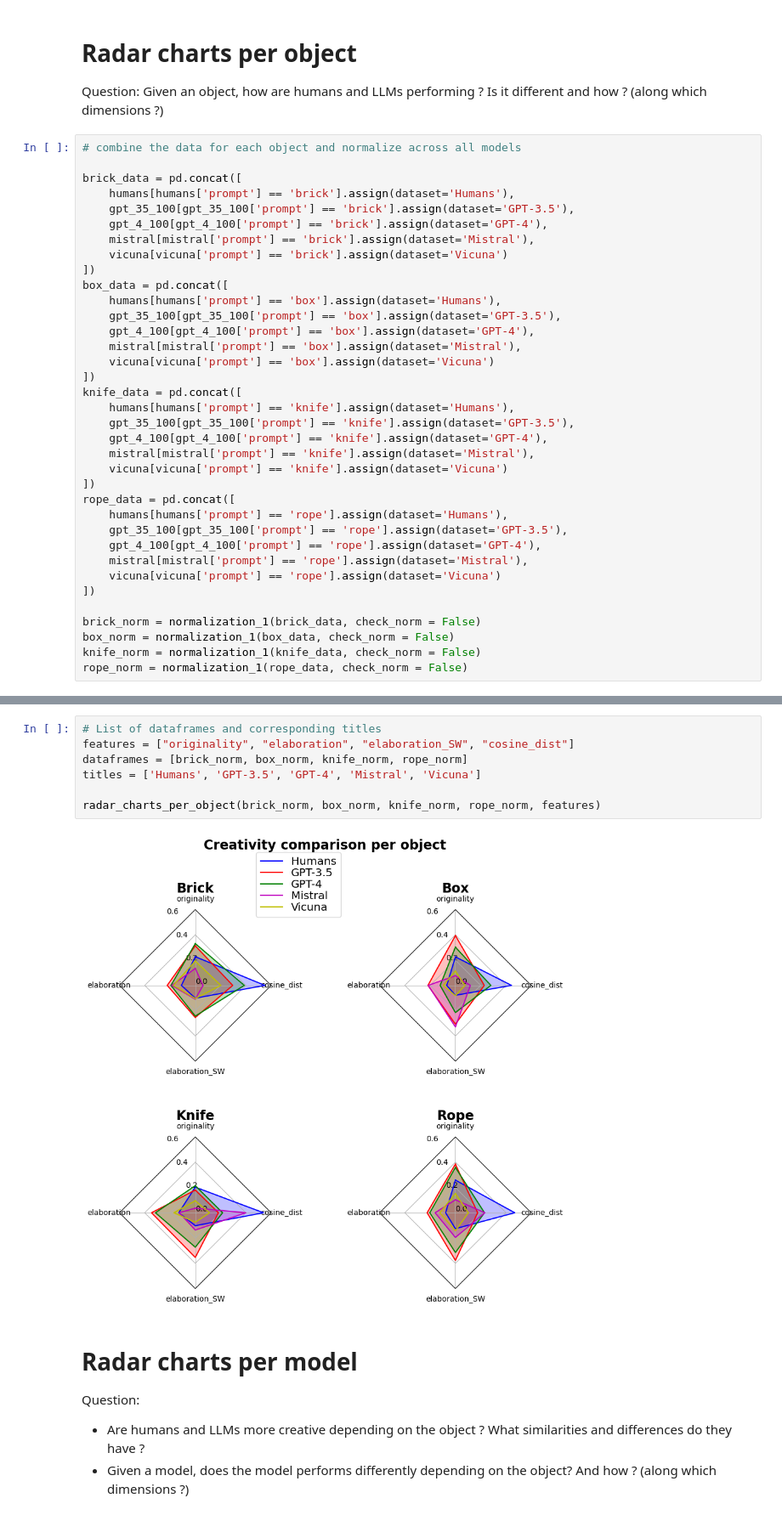
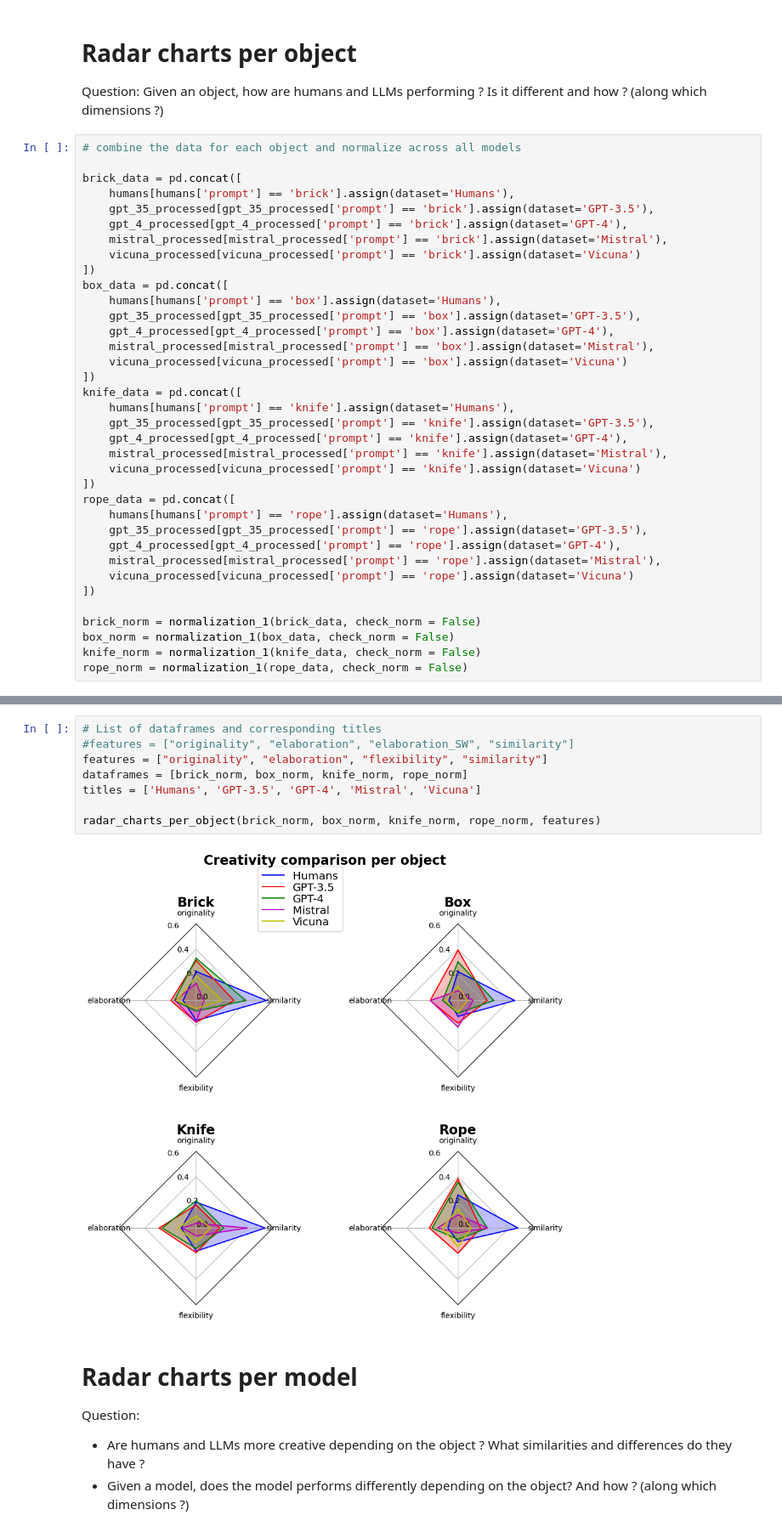
Before and after one commit to Maximelel/LLM_creativity_aut, a Jupyter notebook: benchmark.ipynb, the cells around one changed output, grey strips where cells are left out. Shown at 85% size. Saved outputs shown, nothing was run; the diff lists cells and outputs as text.

```diff
--- a/benchmark.ipynb
+++ b/benchmark.ipynb
@@ -412,31 +402,31 @@ Question: Given an object, how are humans and LLMs performing ? Is it different
 
 brick_data = pd.concat([
     humans[humans['prompt'] == 'brick'].assign(dataset='Humans'),
-    gpt_35_100[gpt_35_100['prompt'] == 'brick'].assign(dataset='GPT-3.5'),
-    gpt_4_100[gpt_4_100['prompt'] == 'brick'].assign(dataset='GPT-4'),
-    mistral[mistral['prompt'] == 'brick'].assign(dataset='Mistral'),
-    vicuna[vicuna['prompt'] == 'brick'].assign(dataset='Vicuna')
+    gpt_35_processed[gpt_35_processed['prompt'] == 'brick'].assign(dataset='GPT-3.5'),
+    gpt_4_processed[gpt_4_processed['prompt'] == 'brick'].assign(dataset='GPT-4'),
+    mistral_processed[mistral_processed['prompt'] == 'brick'].assign(dataset='Mistral'),
+    vicuna_processed[vicuna_processed['prompt'] == 'brick'].assign(dataset='Vicuna')
 ])
 box_data = pd.concat([
     humans[humans['prompt'] == 'box'].assign(dataset='Humans'),
-    gpt_35_100[gpt_35_100['prompt'] == 'box'].assign(dataset='GPT-3.5'),
-    gpt_4_100[gpt_4_100['prompt'] == 'box'].assign(dataset='GPT-4'),
-    mistral[mistral['prompt'] == 'box'].assign(dataset='Mistral'),
-    vicuna[vicuna['prompt'] == 'box'].assign(dataset='Vicuna')
+    gpt_35_processed[gpt_35_processed['prompt'] == 'box'].assign(dataset='GPT-3.5'),
+    gpt_4_processed[gpt_4_processed['prompt'] == 'box'].assign(dataset='GPT-4'),
+    mistral_processed[mistral_processed['prompt'] == 'box'].assign(dataset='Mistral'),
+    vicuna_processed[vicuna_processed['prompt'] == 'box'].assign(dataset='Vicuna')
 ])
 knife_data = pd.concat([
     humans[humans['prompt'] == 'knife'].assign(dataset='Humans'),
-    gpt_35_100[gpt_35_100['prompt'] == 'knife'].assign(dataset='GPT-3.5'),
-    gpt_4_100[gpt_4_100['prompt'] == 'knife'].assign(dataset='GPT-4'),
-    mistral[mistral['prompt'] == 'knife'].assign(dataset='Mistral'),
-    vicuna[vicuna['prompt'] == 'knife'].assign(dataset='Vicuna')
+    gpt_35_processed[gpt_35_processed['prompt'] == 'knife'].assign(dataset='GPT-3.5'),
+    gpt_4_processed[gpt_4_processed['prompt'] == 'knife'].assign(dataset='GPT-4'),
+    mistral_processed[mistral_processed['prompt'] == 'knife'].assign(dataset='Mistral'),
+    vicuna_processed[vicuna_processed['prompt'] == 'knife'].assign(dataset='Vicuna')
 ])
 rope_data = pd.concat([
     humans[humans['prompt'] == 'rope'].assign(dataset='Humans'),
-    gpt_35_100[gpt_35_100['prompt'] == 'rope'].assign(dataset='GPT-3.5'),
-    gpt_4_100[gpt_4_100['prompt'] == 'rope'].assign(dataset='GPT-4'),
-    mistral[mistral['prompt'] == 'rope'].assign(dataset='Mistral'),
-    vicuna[vicuna['prompt'] == 'rope'].assign(dataset='Vicuna')
+    gpt_35_processed[gpt_35_processed['prompt'] == 'rope'].assign(dataset='GPT-3.5'),
+    gpt_4_processed[gpt_4_processed['prompt'] == 'rope'].assign(dataset='GPT-4'),
+    mistral_processed[mistral_processed['prompt'] == 'rope'].assign(dataset='Mistral'),
+    vicuna_processed[vicuna_processed['prompt'] == 'rope'].assign(dataset='Vicuna')
 ])
 
 brick_norm = normalization_1(brick_data, check_norm = False)
@@ -460,12 +436,13 @@ plt.show()
 # %%
 # List of dataframes and corresponding titles
-features = ["originality", "elaboration", "elaboration_SW", "cosine_dist"]
+#features = ["originality", "elaboration", "elaboration_SW", "similarity"]
+features = ["originality", "elaboration", "flexibility", "similarity"]
 dataframes = [brick_norm, box_norm, knife_norm, rope_norm]
 titles = ['Humans', 'GPT-3.5', 'GPT-4', 'Mistral', 'Vicuna']
 
 radar_charts_per_object(brick_norm, box_norm, knife_norm, rope_norm, features)
 # %% [output]
-[figure, old version]
+[figure, new version]
 # %% [markdown]
 # Radar charts per model
 
```
Also changed, not shown: parts of 12 cells of this notebook.
